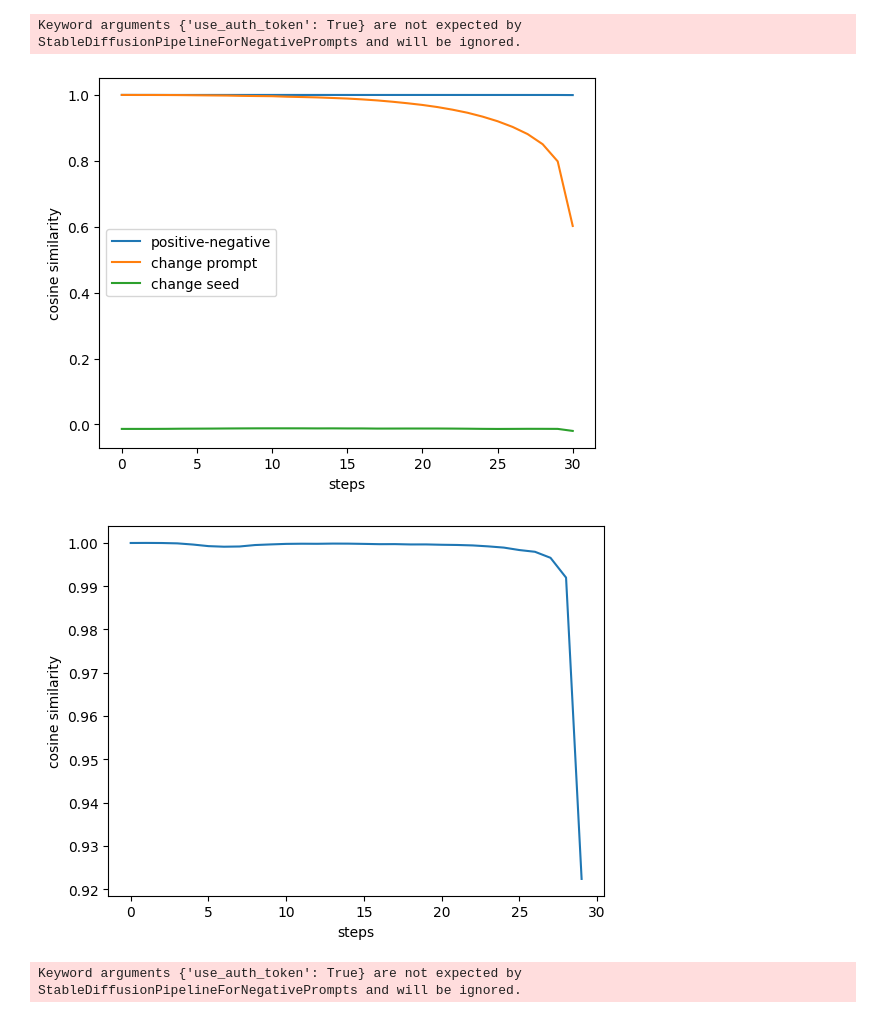
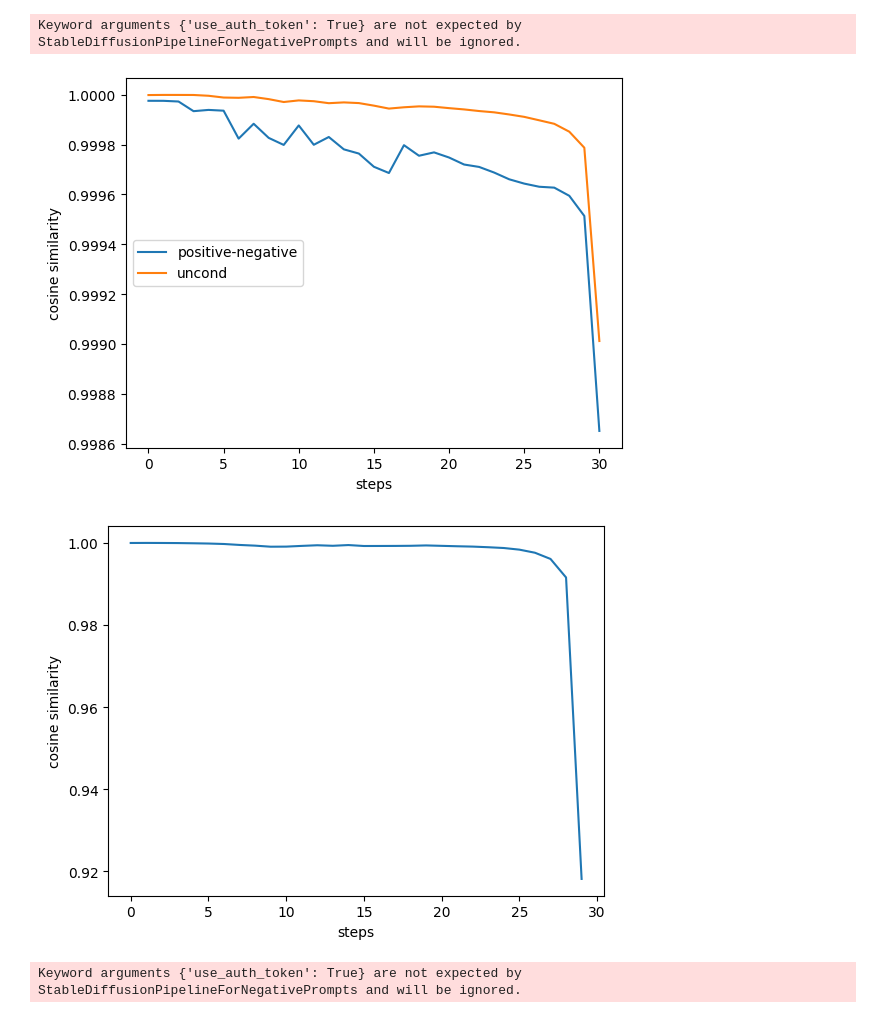
Before and after one commit to banyuanhao/daam, a Jupyter notebook: wrapupdata/how_alignment.ipynb, the cells around one changed output. Saved outputs shown, nothing was run; the diff lists cells and outputs as text; code cells hidden in the pictures.

```diff
--- a/wrapupdata/how_alignment.ipynb
+++ b/wrapupdata/how_alignment.ipynb
@@ -24,8 +24,8 @@ steps = 30
 seed_1 = 6463344
 seed_2 = 7056021
 
-prompt_1 = "A couple walking along the riverbank in Paris, with the Eiffel Tower not far away"
-negative_prompt_1 = "Eiffel Tower"
+prompt_1 = "A couple walking along the riverbank in Paris"
+negative_prompt_1 = "wwww"
 prompt_2 =  "A neatly arranged dining table with a vase filled with sunflowers on it"
 negative_prompt_2 = "plate, fork"
 
@@ -53,11 +53,39 @@ with torch.cuda.amp.autocast(dtype=torch.float16), torch.no_grad():
         # plot cos_sim and save image
     plt.plot(cos_sims)
     #plt.show()
+    # cos_sims = []
+    # for i in range(steps+1):
+    #     positive_noise = negative_noises_1_1[i] # * negative_maps[i]
+
+    #     negative_noise = negative_noises_2_1[i] # * negative_maps[i]
+
+    #     # compute cos similarity
+    #     positive_noise = positive_noise.view(4 * 64 * 64)
+    #     negative_noise = negative_noise.view(4 * 64 * 64)
+    #     cos_sim = F.cosine_similarity(positive_noise, negative_noise, dim=0)
+    #     cos_sims.append(cos_sim.item())
+    #     # plot cos_sim and save image
+    # plt.plot(cos_sims)
+    # #plt.show()
+    # cos_sims = []
+    # for i in range(steps+1):
+    #     positive_noise = negative_noises_1_1[i] # * negative_maps[i]
+
+    #     negative_noise = negative_noises_1_2[i] # * negative_maps[i]
+
+    #     # compute cos similarity
+    #     positive_noise = positive_noise.view(4 * 64 * 64)
+    #     negative_noise = negative_noise.view(4 * 64 * 64)
+    #     cos_sim = F.cosine_similarity(positive_noise, negative_noise, dim=0)
+    #     cos_sims.append(cos_sim.item())
+    #     # plot cos_sim and save image
+    # plt.plot(cos_sims)
+
     cos_sims = []
     for i in range(steps+1):
         positive_noise = negative_noises_1_1[i] # * negative_maps[i]
 
-        negative_noise = negative_noises_2_1[i] # * negative_maps[i]
+        negative_noise = uncond_noises_1_1[i] # * negative_maps[i]
 
         # compute cos similarity
         positive_noise = positive_noise.view(4 * 64 * 64)
@@ -66,50 +94,38 @@ with torch.cuda.amp.autocast(dtype=torch.float16), torch.no_grad():
         cos_sims.append(cos_sim.item())
         # plot cos_sim and save image
     plt.plot(cos_sims)
-    #plt.show()
-    cos_sims = []
-    for i in range(steps+1):
-        positive_noise = negative_noises_1_1[i] # * negative_maps[i]
 
-        negative_noise = negative_noises_1_2[i] # * negative_maps[i]
-
-        # compute cos similarity
-        positive_noise = positive_noise.view(4 * 64 * 64)
-        negative_noise = negative_noise.view(4 * 64 * 64)
-        cos_sim = F.cosine_similarity(positive_noise, negative_noise, dim=0)
-        cos_sims.append(cos_sim.item())
-        # plot cos_sim and save image
-    plt.plot(cos_sims)
     plt.xlabel('steps')
     plt.ylabel('cosine similarity')
-    plt.legend(['positive-negative', 'change prompt', 'change seed'], loc='center left')
+    #plt.legend(['positive-negative', 'change prompt', 'change seed', 'uncond'], loc='center left')
+    plt.legend(['positive-negative', 'uncond'], loc='center left')
     # plt.show()
     plt.savefig('how/align.png')
     plt.show()
     # plt.xlabel('steps')
     # plt.ylabel('cosine similarity')
 
 
     cos_sims = []
     for i in range(steps):
         positive_noise = positive_noises_1_1[i] # * negative_maps[i]
         negative_noise = positive_noises_1_1[i+1] # * negative_maps[i]
 
         # compute cos similarity
         positive_noise = positive_noise.view(4 * 64 * 64)
         negative_noise = negative_noise.view(4 * 64 * 64)
         cos_sim = F.cosine_similarity(positive_noise, negative_noise, dim=0)
         cos_sims.append(cos_sim.item())
     plt.plot(cos_sims)
     plt.xlabel('steps')
     plt.ylabel('cosine similarity')
 
     plt.savefig('how/align_time.png')
     plt.show()
 # %% [output]
 Keyword arguments {'use_auth_token': True} are not expected by StableDiffusionPipelineForNegativePrompts and will be ignored.
-[figure, old version]
+[figure, new version]
-[figure, old version]
+[figure, new version]
 # %%
 # test the aligning hypothesis
 
```
Also changed, not shown: 20 other files.
